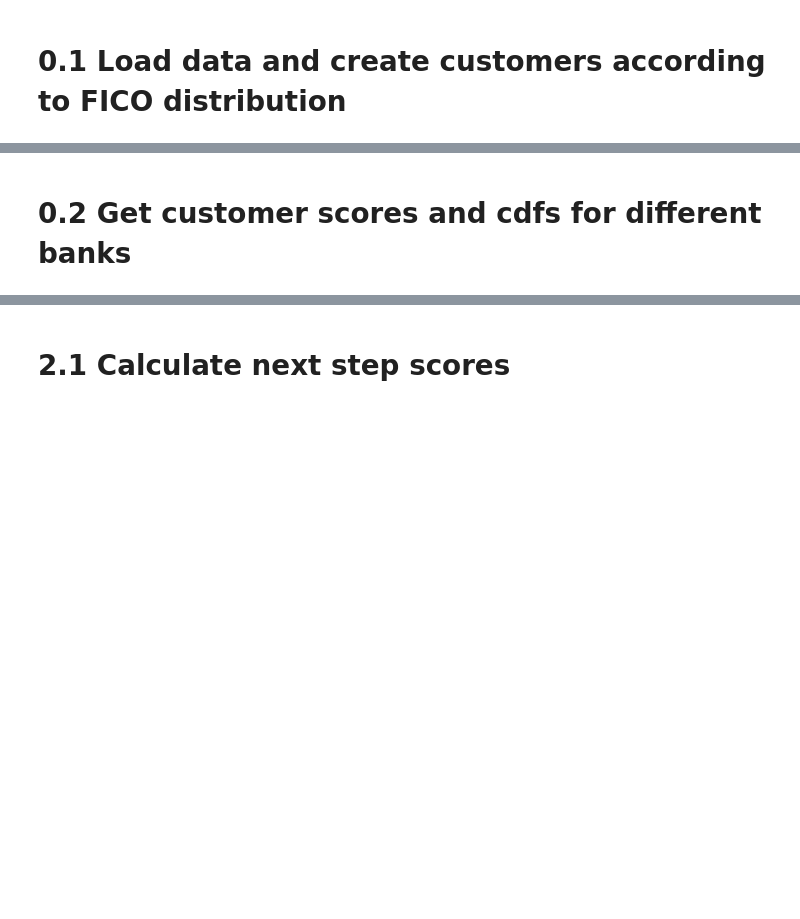
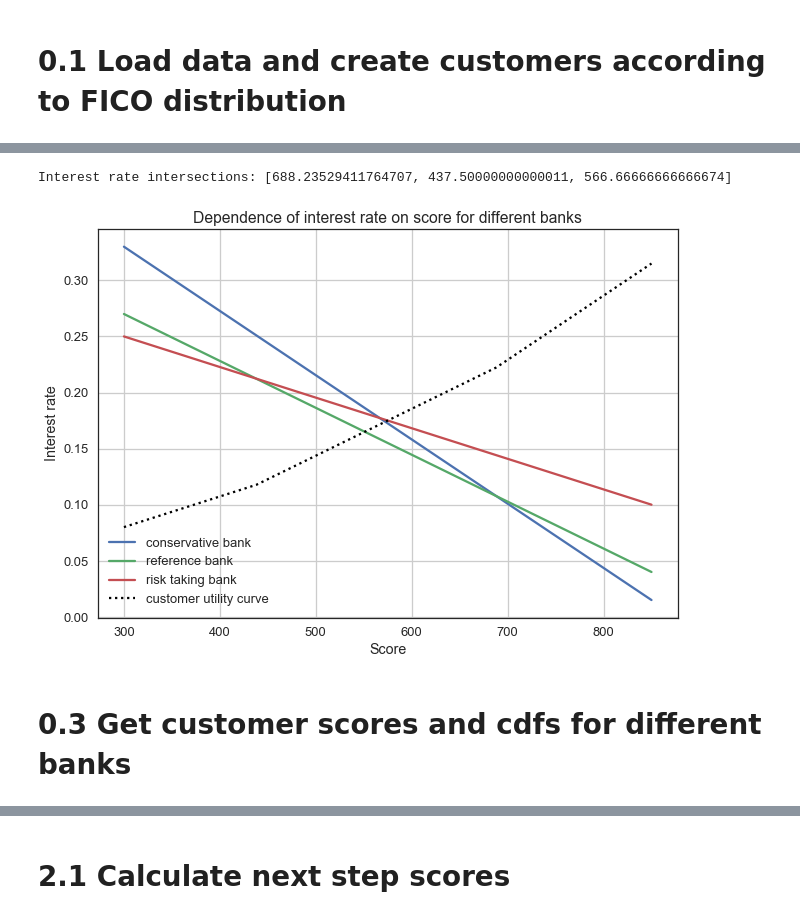
Before and after one commit to APMSSSR/Master_thesis, a Jupyter notebook: notebooks/Model1.ipynb, the cells around one changed output, grey strips where cells are left out. Cells and saved outputs as stored; diff of their text form; code cells hidden in the pictures; blank space fills up the shorter version.

```diff
--- a/notebooks/Model1.ipynb
+++ b/notebooks/Model1.ipynb
@@ -135,5 +139,31 @@ Group size ratio: [ 0.67429341  0.32570659]
+# %%
+##TODO detect if which intersection is valid
+score_interest_intersect = []
+for i in range(0,N_banks):
+    a1= array([score_range[0],interest_rates[i][0]])
+    a2= array([score_range[1],interest_rates[i][1]])
+
+    if i < N_banks-1:
+        b1= array([score_range[0],interest_rates[i+1][0]])
+        b2= array([score_range[1],interest_rates[i+1][1]])
+    else:
+        b1= array([score_range[0],interest_rates[0][0]])
+        b2= array([score_range[1],interest_rates[0][1]])
+
+    interest_intersect = sf.seg_intersect(a1,a2,b1,b2)
+    score_interest_intersect.append(interest_intersect[0])
+
+
+print("Interest rate intersections: " + str(score_interest_intersect))
+
+
+#get score mapping to interest rates for different banks
+score_interest_rates = sf.get_i_rates(interest_rates,score_range, bank_names)
+# %% [output]
+Interest rate intersections: [688.23529411764707, 437.50000000000011, 566.66666666666674]
+[figure, added]
 # %% [markdown]
-# 0.2 Get customer scores and cdfs for different banks
+# 0.3 Get customer scores and cdfs for different banks
 # %%
 #customers.shape = XxYxZ; X=Groups(white,black), Y=Banks, Z=Individual scores
 customer_scores = sf.get_customers(ref_customers, score_shifts, score_range)
```
Also changed, not shown: parts of 20 cells of this notebook, 1 other file.
